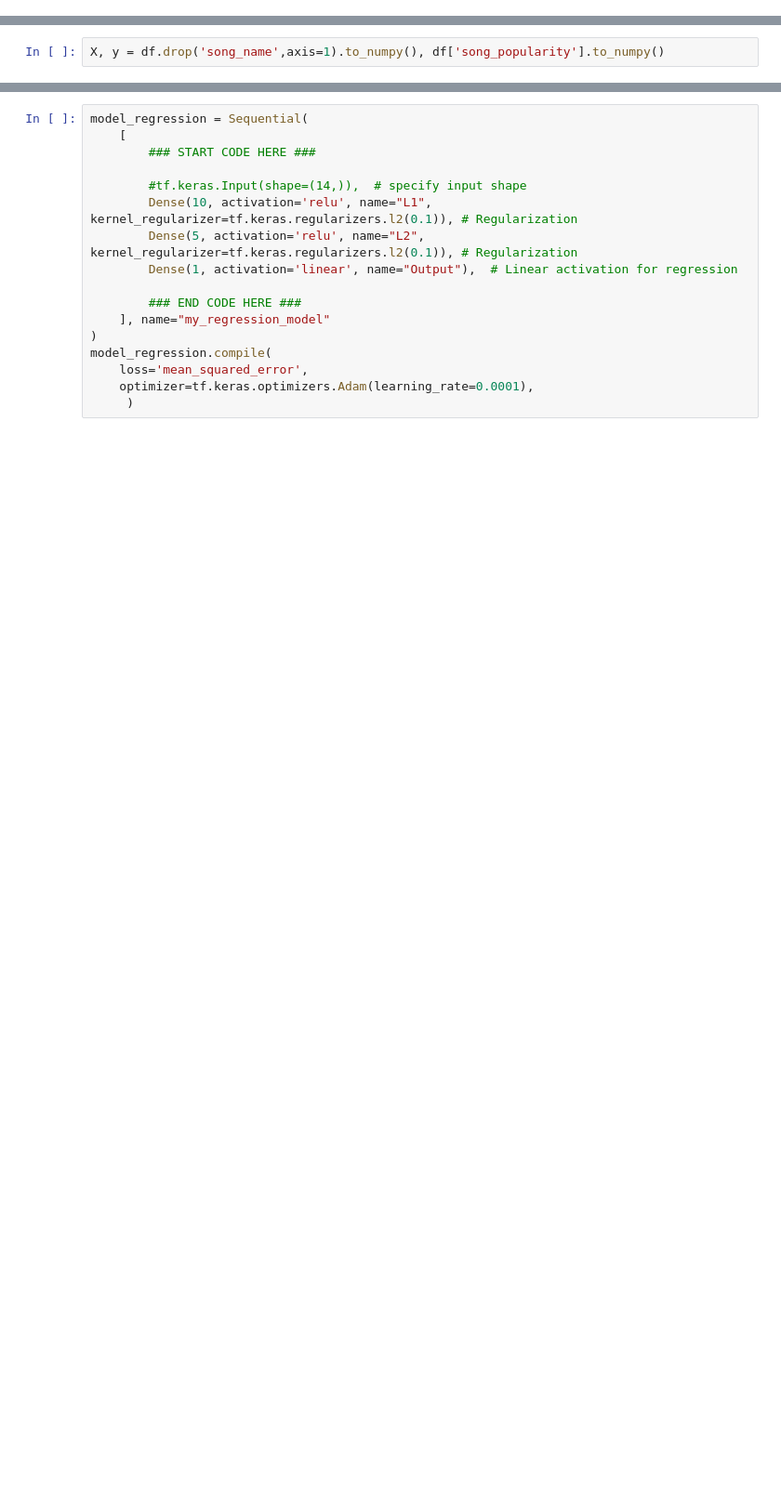
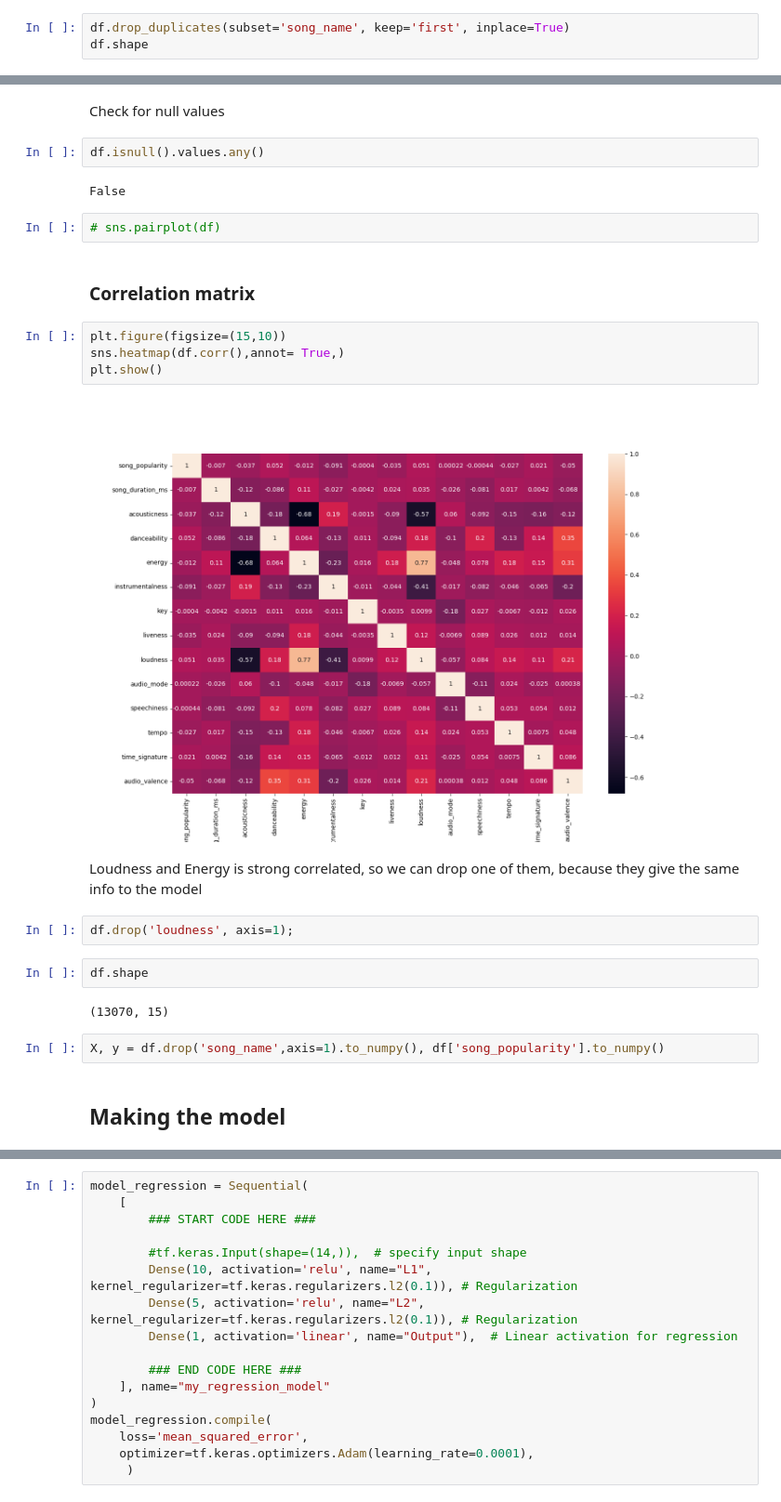
Before and after one commit to EmileJ11/MachineLearning, a Jupyter notebook: regression.ipynb, the cells around one changed output, grey strips where cells are left out. Shown: that part at 93% size. Drawn from its saved outputs; the diff is of its cells as text; blank space fills up the shorter version.

Commit message:
added EDA and 2 different models

```diff
--- a/regression.ipynb
+++ b/regression.ipynb
@@ -27,0 +44,3 @@ df.head()
+# %%
+df.drop_duplicates(subset='song_name', keep='first', inplace=True)
+df.shape
@@ -28,2 +71,28 @@ df.head()
+# %% [markdown]
+Check for null values
+# %%
+df.isnull().values.any()
+# %% [output]
+False
+# %%
+# sns.pairplot(df)
+# %% [markdown]
+### Correlation matrix
+# %%
+plt.figure(figsize=(15,10))
+sns.heatmap(df.corr(),annot= True,)
+plt.show()
+# %% [output]
+[figure, added]
+# %% [markdown]
+Loudness and Energy is strong correlated, so we can drop one of them, because they give the same info to the model
+# %%
+df.drop('loudness', axis=1);
+# %%
+df.shape
+# %% [output]
+(13070, 15)
 # %%
 X, y = df.drop('song_name',axis=1).to_numpy(), df['song_popularity'].to_numpy()
+# %% [markdown]
+## Making the model
```
Also changed, not shown: parts of 25 cells of this notebook.
